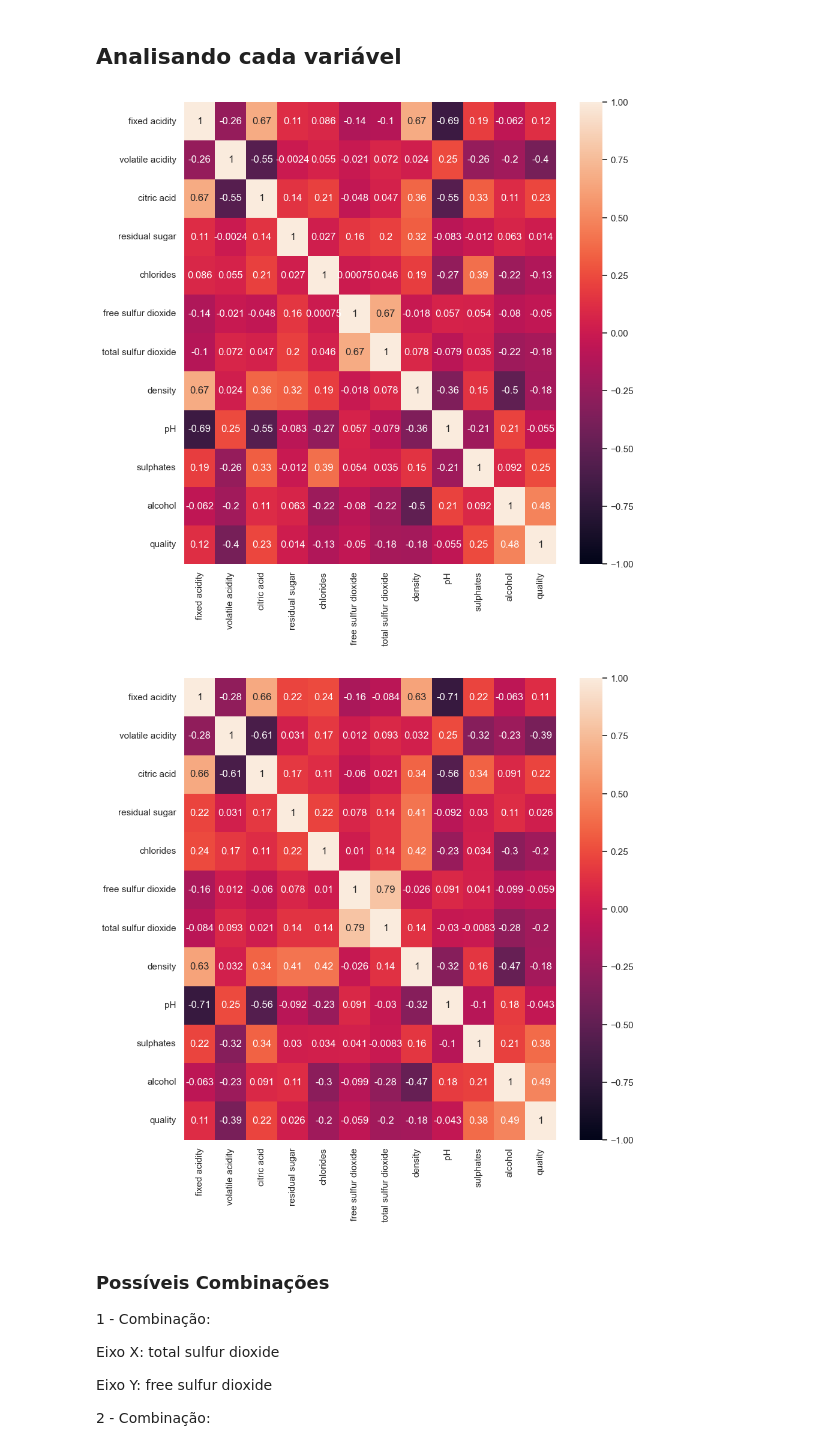
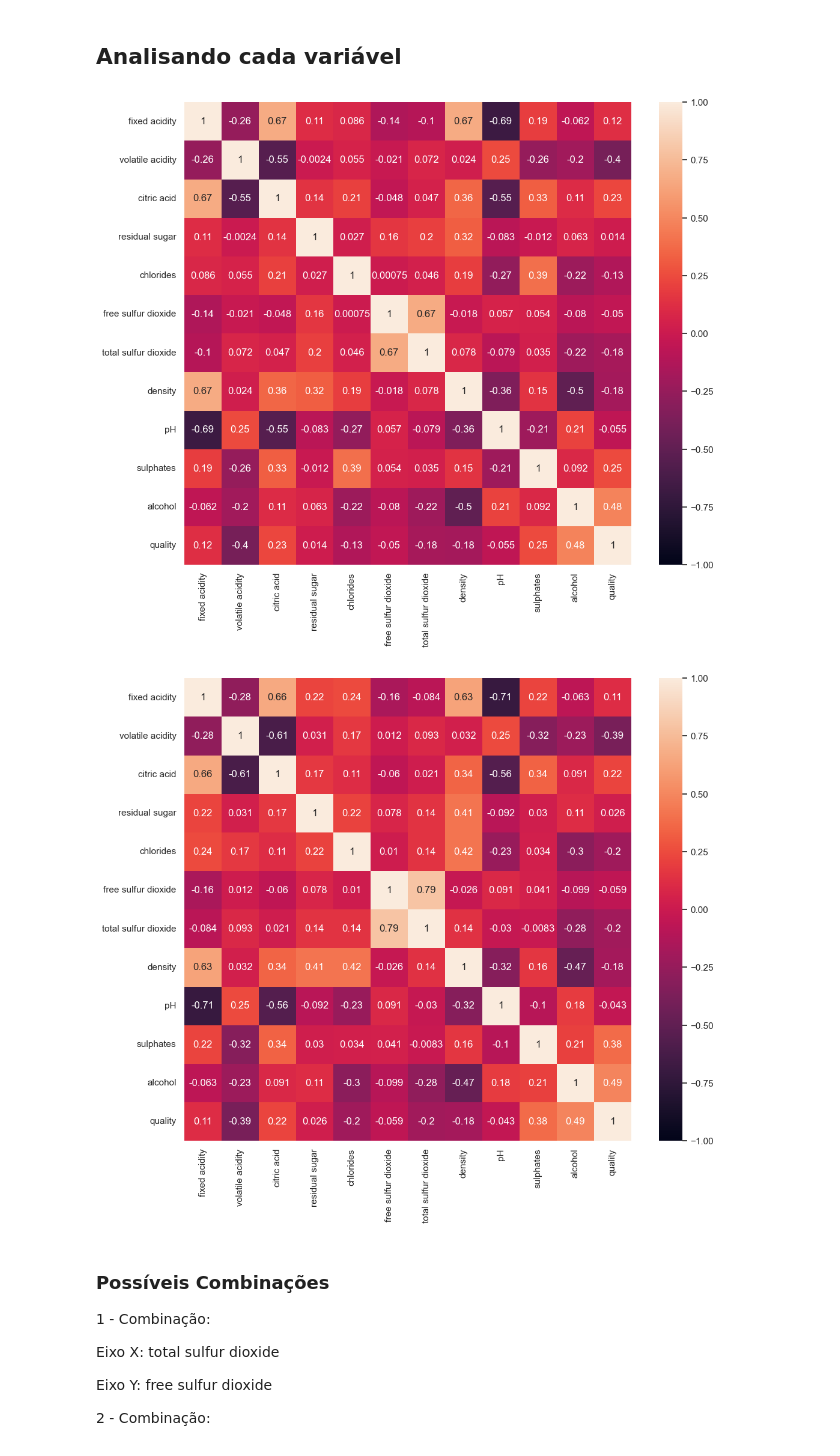
Before and after one commit to BrunoBassoo/Probability_-_Statistics, a Jupyter notebook: Trabalho_P&E.ipynb, the cells around one changed output. Saved outputs shown, nothing was run; the diff lists cells and outputs as text; code cells hidden in the pictures.

```diff
--- a/Trabalho_P&E.ipynb
+++ b/Trabalho_P&E.ipynb
@@ -107,8 +89,0 @@ Número de linhas e colunas: (1599, 12)
-# %%
-# Remove linhas duplicadas
-data = data.drop_duplicates()
-
-# Substitui valores infinitos por NaN e remove as linhas com NaN
-data.replace([np.inf, -np.inf], np.nan, inplace=True)
-data.dropna(inplace=True)
-data.head(25)
@@ -135,16 +92,16 @@ data.head(25)
 # %%
 import seaborn as sns
 PearsonCorrelation = data.corr("pearson")
 SpearmanCorrelation = data.corr("spearman")
 
-sns.set(rc = {'figure.figsize':(10,10)})
+sns.set(rc = {'figure.figsize':(12,10)})
 PearsonMatrix = sns.heatmap(PearsonCorrelation, vmin=-1, vmax=1, annot=True)
 # %% [output]
-[figure, old version]
+[figure, new version]
 # %%
 SpearmanMatrix = sns.heatmap(SpearmanCorrelation, vmin=-1, vmax=1, annot=True)
 # %% [output]
-[figure, old version]
+[figure, new version]
 # %% [markdown]
 ### Possíveis Combinações
 
```
Also changed, not shown: parts of 11 cells of this notebook.
